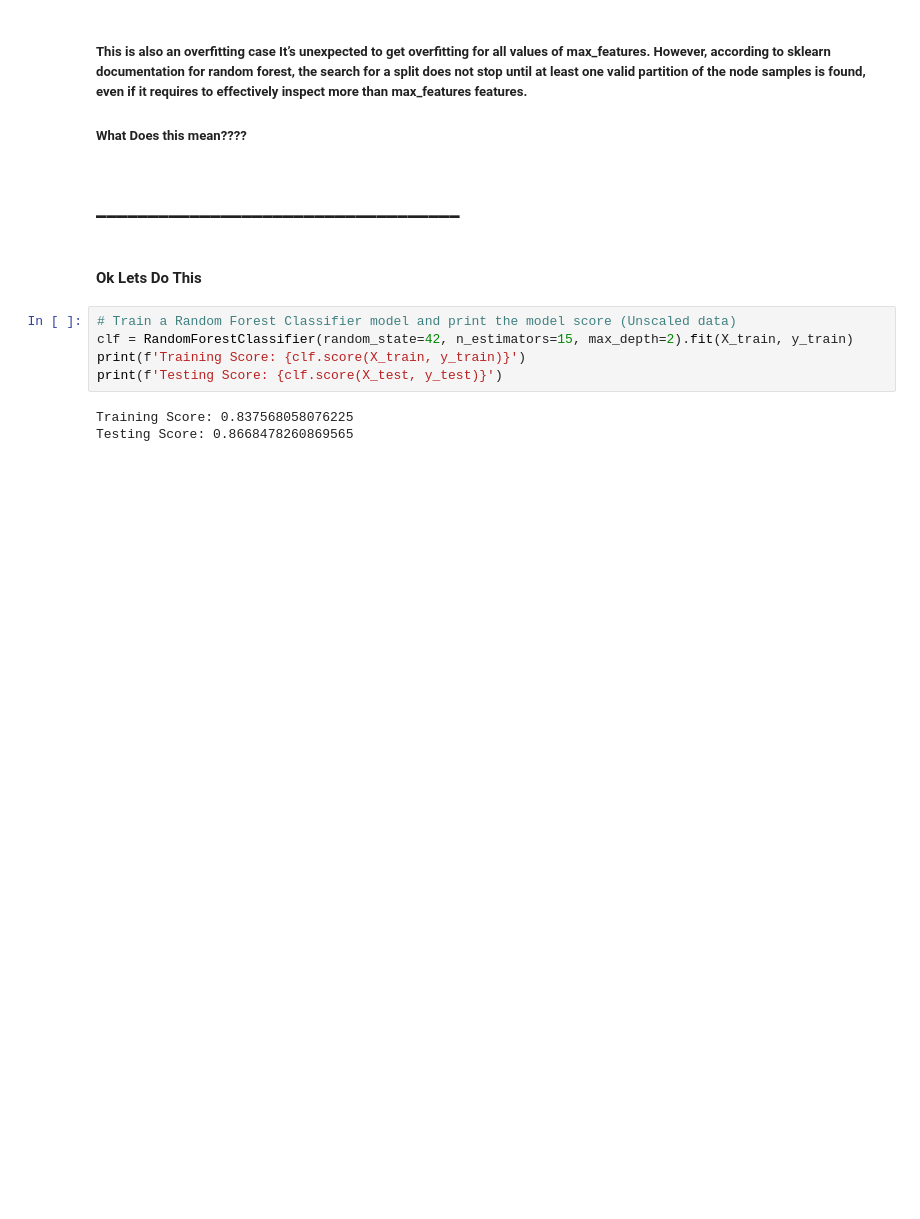
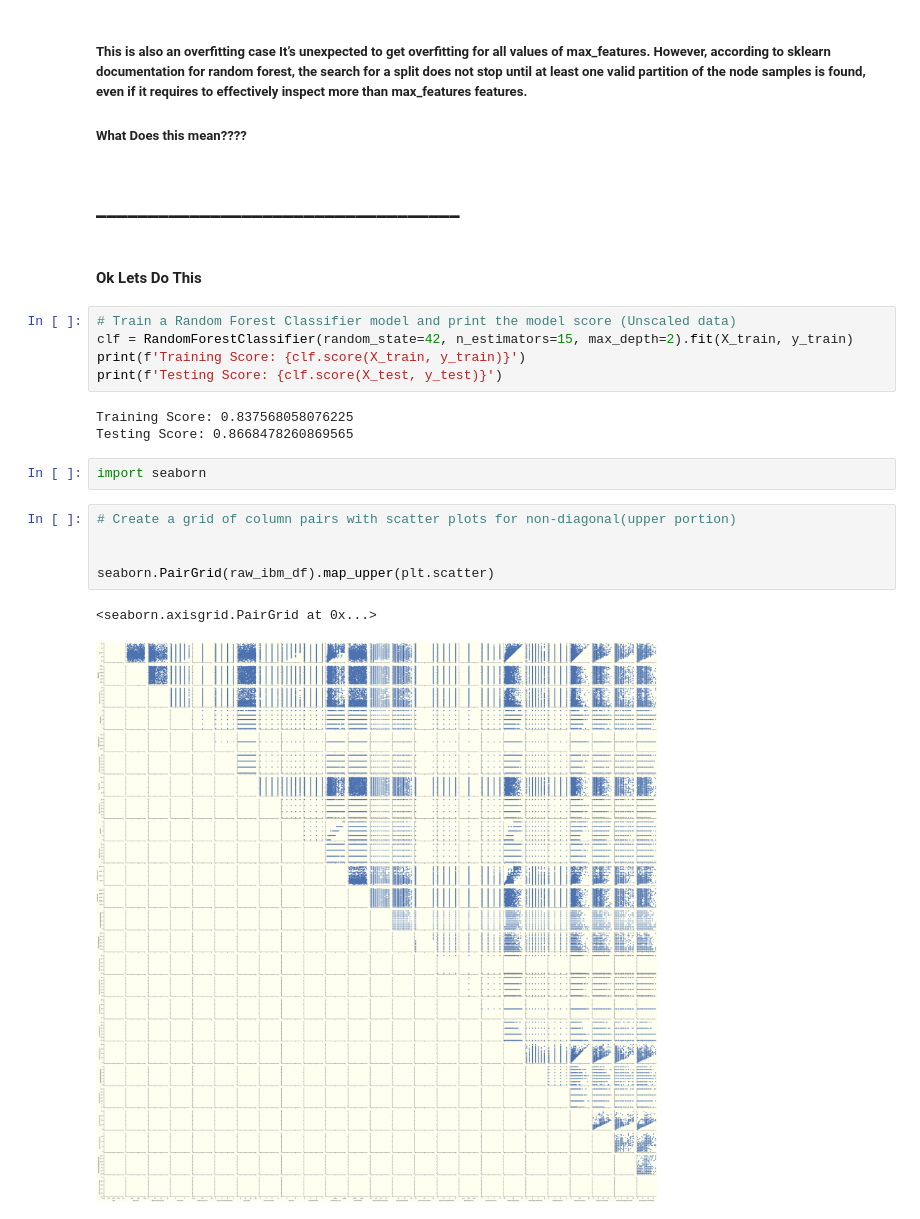
Before and after one commit to dalemunroe/project-4_group-2, a Jupyter notebook: project4_dm_sql_RF.ipynb, the cells around one changed output. Cells and saved outputs as stored; diff of their text form; blank space fills up the shorter version.

```diff
--- a/project4_dm_sql_RF.ipynb
+++ b/project4_dm_sql_RF.ipynb
@@ -585,3 +590,13 @@ print(f'Testing Score: {clf.score(X_test, y_test)}')
 # %% [output]
 Training Score: 0.837568058076225
 Testing Score: 0.8668478260869565
+# %%
+import seaborn
+# %%
+# Create a grid of column pairs with scatter plots for non-diagonal(upper portion)
+
+
+seaborn.PairGrid(raw_ibm_df).map_upper(plt.scatter)
+# %% [output]
+<seaborn.axisgrid.PairGrid at 0x...>
+[figure, added]
```
Also changed, not shown: parts of 1 cell of this notebook, 3 other files.
